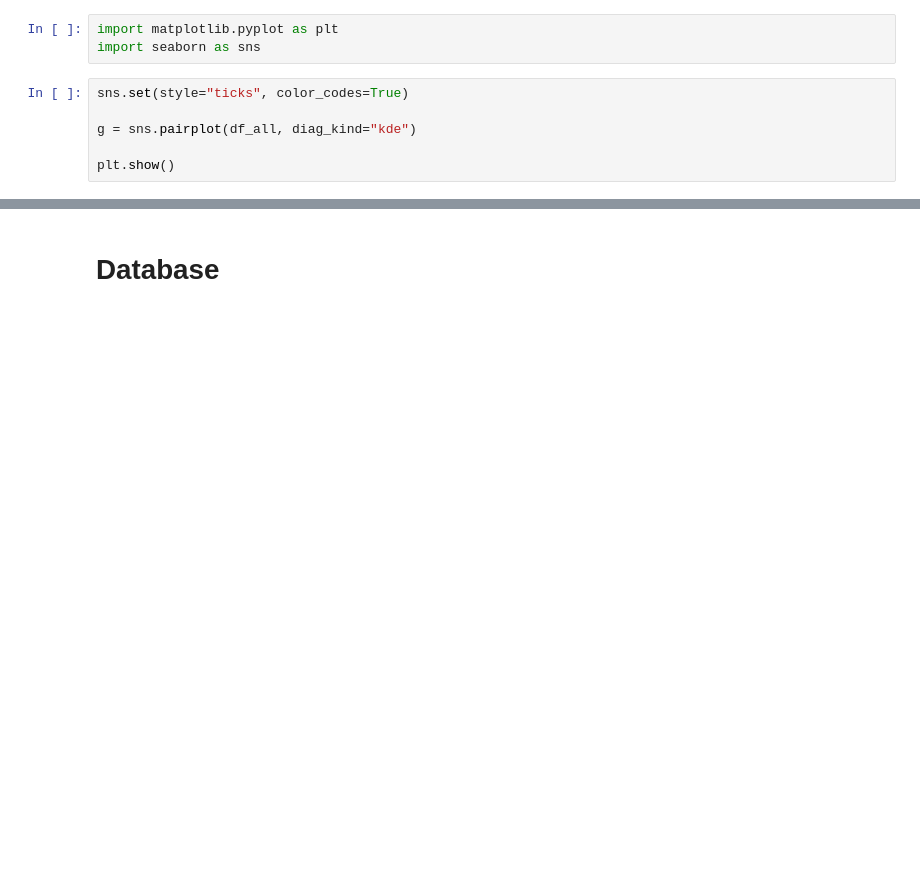
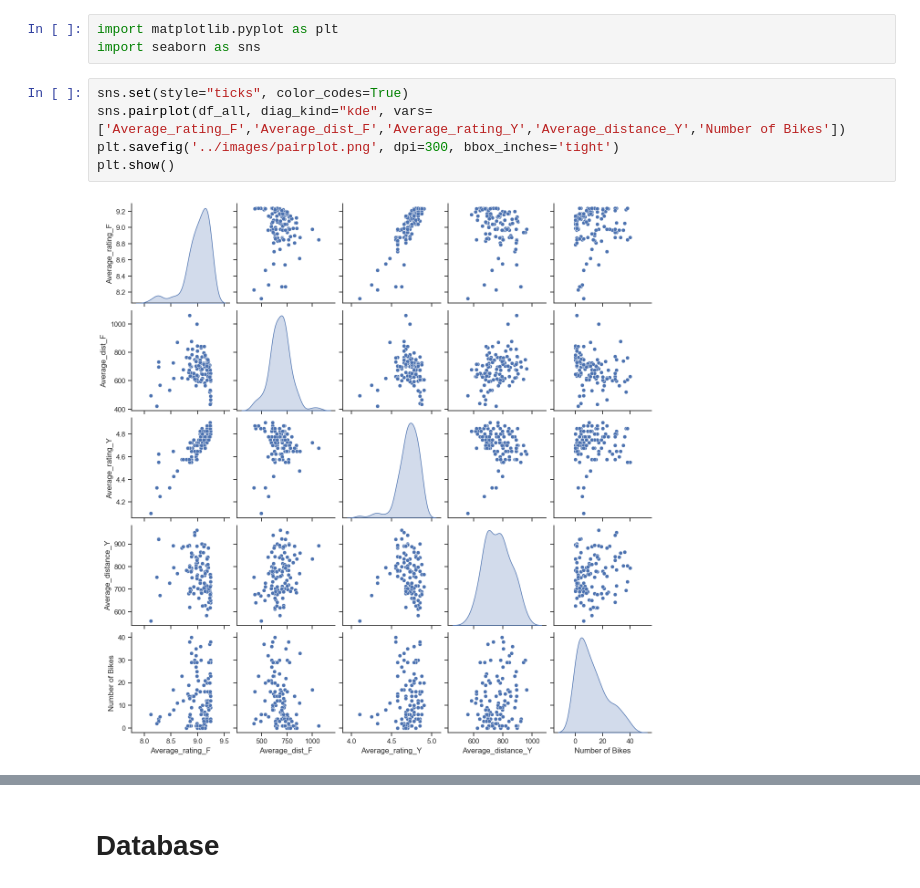
Before and after one commit to zuwa-oj/lhl-python-modelling-project, a Jupyter notebook: notebooks/joining_data.ipynb, the cells around one changed output, grey strips where cells are left out. Saved outputs shown, nothing was run; the diff lists cells and outputs as text; blank space fills up the shorter version.

```diff
--- a/notebooks/joining_data.ipynb
+++ b/notebooks/joining_data.ipynb
@@ -32,7 +32,8 @@ import matplotlib.pyplot as plt
 import seaborn as sns
 # %%
 sns.set(style="ticks", color_codes=True)
-
-g = sns.pairplot(df_all, diag_kind="kde")
-
+sns.pairplot(df_all, diag_kind="kde", vars=['Average_rating_F','Average_dist_F','Average_rating_Y','Average_distance_Y','Number of Bikes'])
+plt.savefig('../images/pairplot.png', dpi=300, bbox_inches='tight')
 plt.show()
+# %% [output]
+[figure, added]
```
Also changed, not shown: parts of 9 cells of this notebook, 17 other files.
